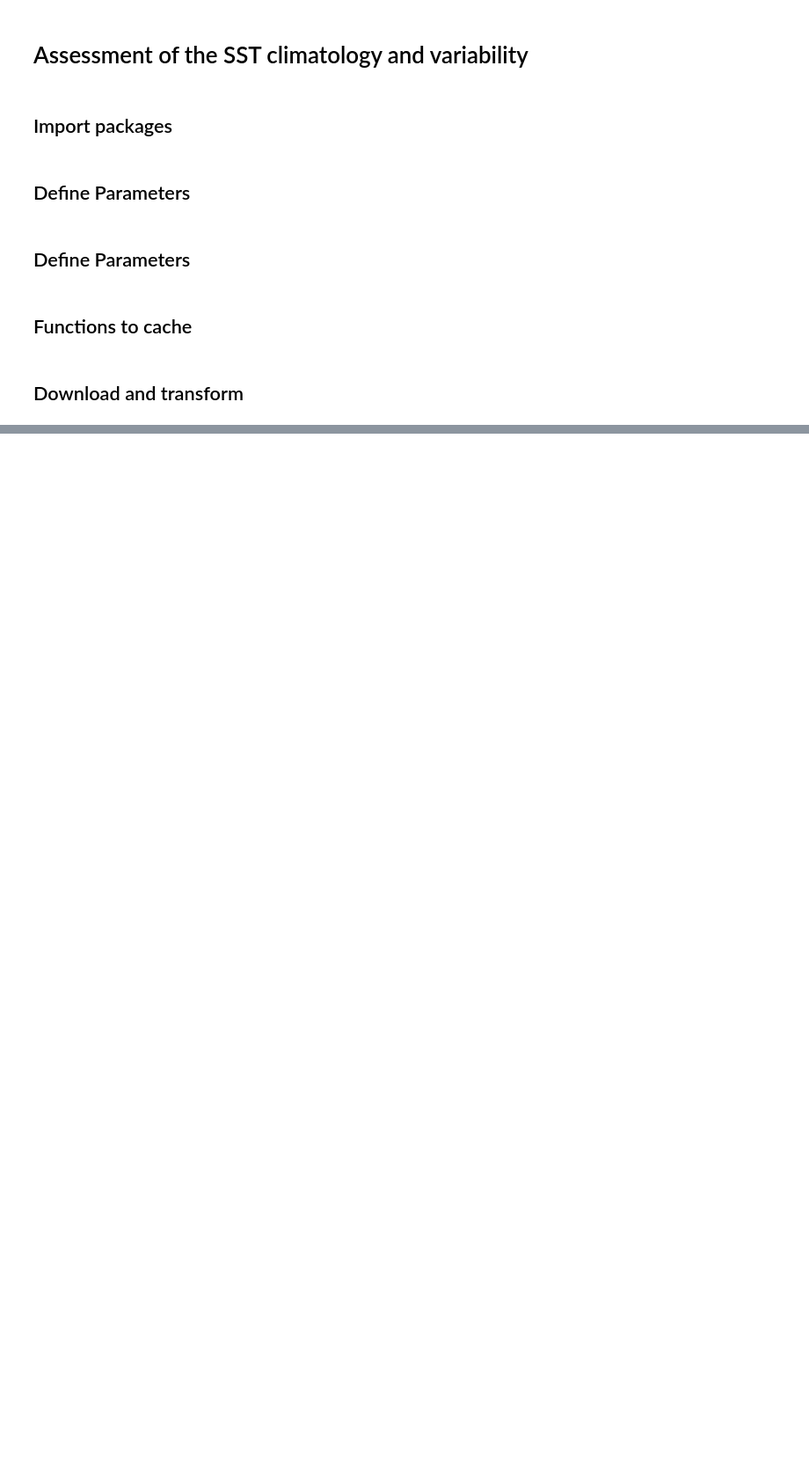
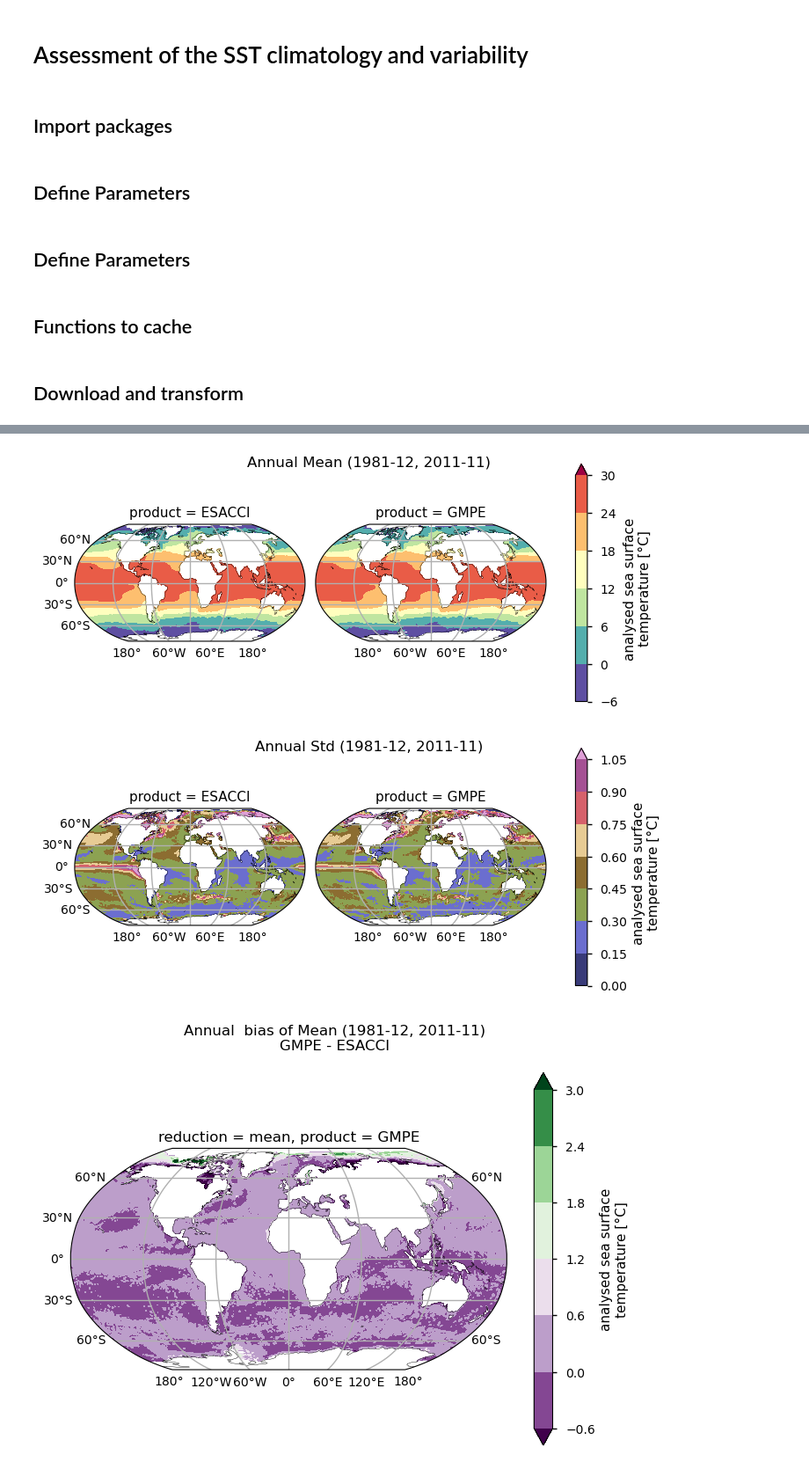
Before and after one commit to bopen/c3s-eqc-toolbox-template, a Jupyter notebook: notebooks/wp5/satellite_esacci_gmpe_variability.ipynb, the cells around one changed output, grey strips where cells are left out. Shown at 88% size. Drawn from its saved outputs; the diff is of its cells as text; code cells hidden in the pictures; blank space fills up the shorter version.

Commit message:
add annual plots

```diff
--- a/notebooks/wp5/satellite_esacci_gmpe_variability.ipynb
+++ b/notebooks/wp5/satellite_esacci_gmpe_variability.ipynb
@@ -179,34 +179,0 @@ del tmp_ds_list, annual_ds_list, seasonal_ds_list
-# %%
-datasets = []
-for product, ds in datasets_seasonal.items():
-    if product == "ESACCI":
-        ds = ds.coarsen(latitude=5, longitude=5).mean()
-        ds["latitude"] = ds["latitude"].round(3)
-        ds["longitude"] = ds["longitude"].round(3)
-    datasets.append(ds.expand_dims(product=[product]))
-ds = xr.concat(datasets, "product")
-
-for reduction, da in ds["analysed_sst"].groupby("reduction"):
-    title = f"{reduction.title()} ({start}, {stop})"
-    kwargs = {"projection": ccrs.Robinson(), "plot_func": "contourf"}
-
-    # Reduction
-    plot.projected_map(
-        da,
-        cmap="Spectral_r" if reduction == "mean" else "tab20b",
-        center=False,
-        col="product",
-        row="season",
-        **kwargs,
-    )
-    plt.suptitle(title)
-    plt.show()
-
-    # Bias
-    with xr.set_options(keep_attrs=True):
-        bias = da.diff("product").squeeze()
-    plot.projected_map(
-        bias, cmap="PRGn", center=True, col="season", col_wrap=2, **kwargs
-    )
-    plt.suptitle("Bias of " + title + "\n" + " - ".join(da["product"][::-1].values))
-    plt.show()
@@ -212,0 +242,14 @@ for reduction, da in ds["analysed_sst"].groupby("reduction"):
+# %%
+ds_annual_low_res = coarsen_and_concat(datasets_annual).sel(reduction="mean")
+datasets = []
+for reduction in ("mean", "std"):
+    ds = getattr(ds_annual_low_res, reduction)("year", keep_attrs=True)
+    datasets.append(ds.expand_dims(reduction=[reduction]))
+ds_annual_low_res = xr.concat(datasets, "reduction")
+prefix = "Annual "
+plot_mean_and_std(ds_annual_low_res, prefix)
+plot_mean_and_std_bias(ds_annual_low_res, prefix)
+# %% [output]
+[figure, added]
+[figure, added]
+[figure, added]
```
Also changed, not shown: parts of 7 cells of this notebook.
